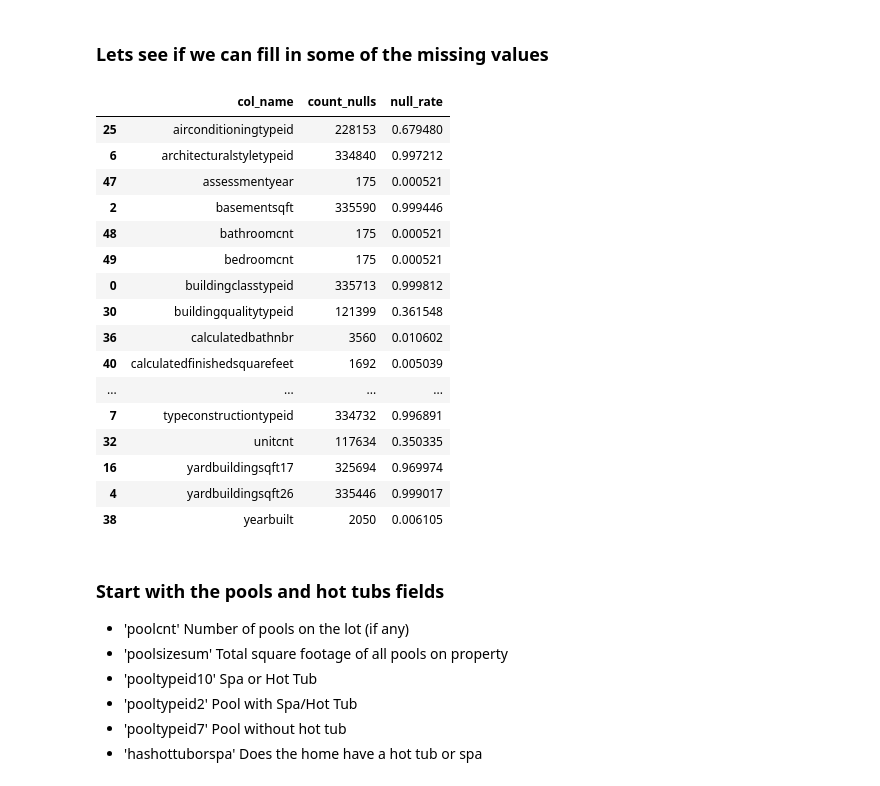
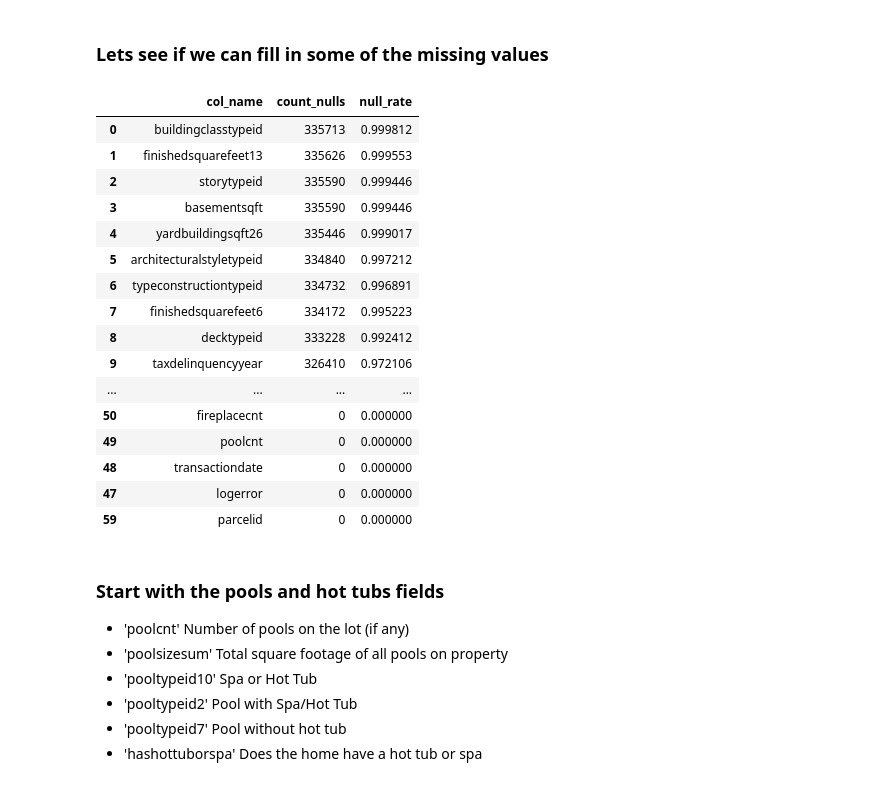
Before and after one commit to cmoloney90/zillow, a Jupyter notebook: notebooks/EDA_Missing_Values.ipynb, the cells around one changed output. Drawn from its saved outputs; the diff is of its cells as text; code cells hidden in the pictures.

```diff
--- a/notebooks/EDA_Missing_Values.ipynb
+++ b/notebooks/EDA_Missing_Values.ipynb
@@ -116,25 +116,25 @@ missing_df
 # %% [markdown]
 ### Lets see if we can fill in some of the missing values
 # %%
-missing_df.sort_values('col_name')
+missing_df.sort_values('null_rate',ascending=False)
 # %% [output]
 |  | col_name | count_nulls | null_rate |
-| 25 | airconditioningtypeid | 228153 | 0.679480 |
-| 6 | architecturalstyletypeid | 334840 | 0.997212 |
-| 47 | assessmentyear | 175 | 0.000521 |
-| 2 | basementsqft | 335590 | 0.999446 |
-| 48 | bathroomcnt | 175 | 0.000521 |
-| 49 | bedroomcnt | 175 | 0.000521 |
 | 0 | buildingclasstypeid | 335713 | 0.999812 |
-| 30 | buildingqualitytypeid | 121399 | 0.361548 |
-| 36 | calculatedbathnbr | 3560 | 0.010602 |
-| 40 | calculatedfinishedsquarefeet | 1692 | 0.005039 |
+| 1 | finishedsquarefeet13 | 335626 | 0.999553 |
+| 2 | storytypeid | 335590 | 0.999446 |
+| 3 | basementsqft | 335590 | 0.999446 |
+| 4 | yardbuildingsqft26 | 335446 | 0.999017 |
+| 5 | architecturalstyletypeid | 334840 | 0.997212 |
+| 6 | typeconstructiontypeid | 334732 | 0.996891 |
+| 7 | finishedsquarefeet6 | 334172 | 0.995223 |
+| 8 | decktypeid | 333228 | 0.992412 |
+| 9 | taxdelinquencyyear | 326410 | 0.972106 |
 | ... | ... | ... | ... |
-| 7 | typeconstructiontypeid | 334732 | 0.996891 |
-| 32 | unitcnt | 117634 | 0.350335 |
-| 16 | yardbuildingsqft17 | 325694 | 0.969974 |
-| 4 | yardbuildingsqft26 | 335446 | 0.999017 |
-| 38 | yearbuilt | 2050 | 0.006105 |
+| 50 | fireplacecnt | 0 | 0.000000 |
+| 49 | poolcnt | 0 | 0.000000 |
+| 48 | transactiondate | 0 | 0.000000 |
+| 47 | logerror | 0 | 0.000000 |
+| 59 | parcelid | 0 | 0.000000 |
 # %% [markdown]
 ### Start with the pools and hot tubs fields
 
```
Also changed, not shown: parts of 8 cells of this notebook.
